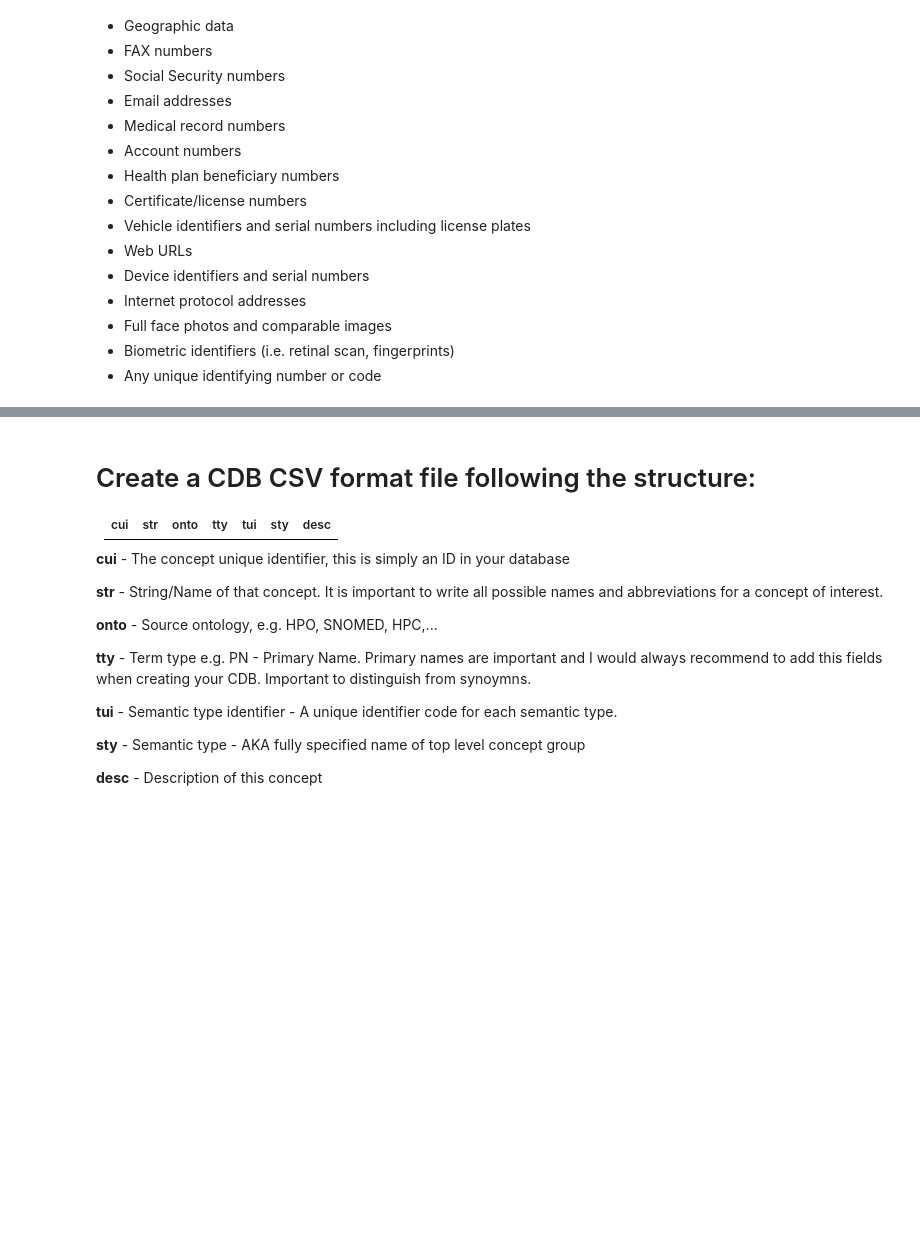
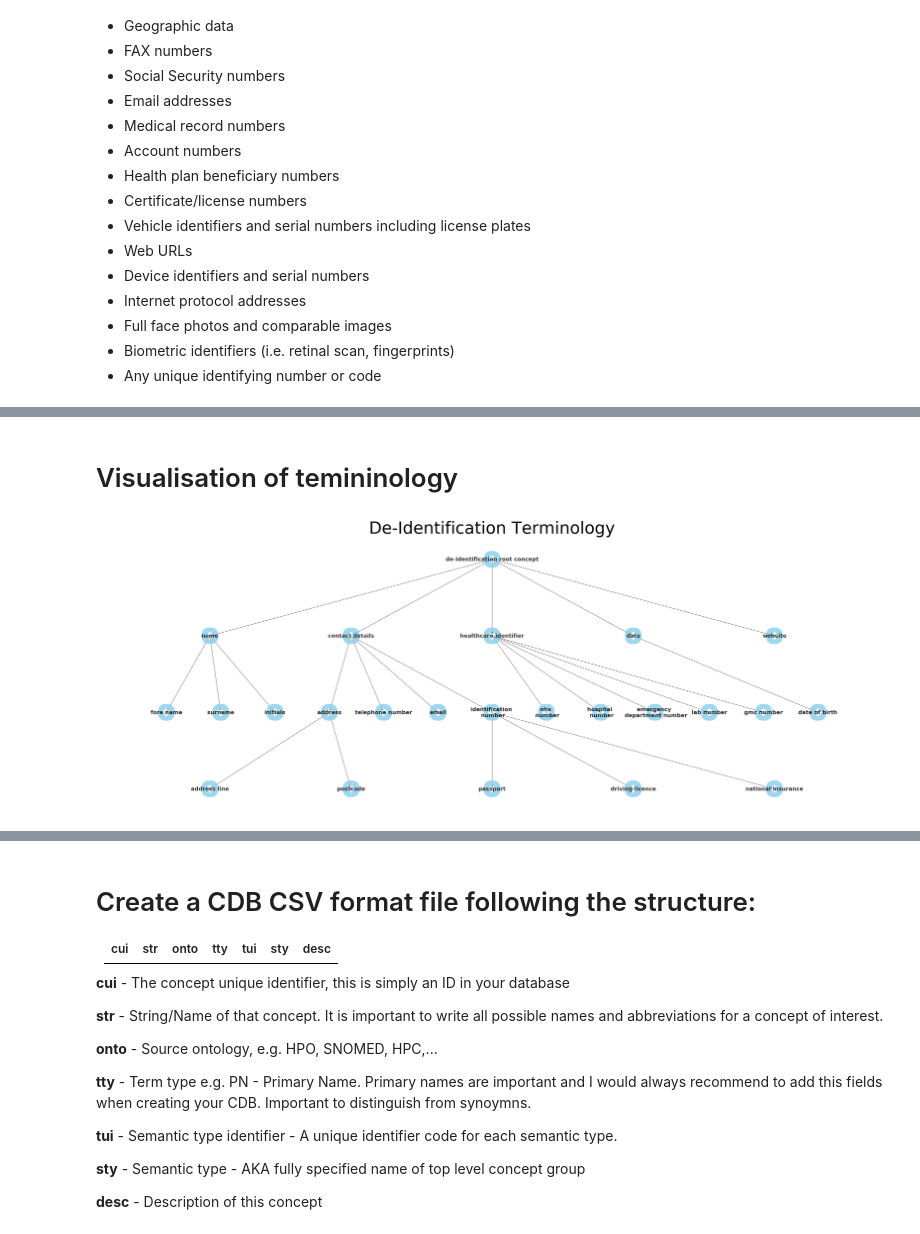
Before and after one commit to ewartj/MedCAT, a Jupyter notebook: Creating_a_de-identification_terminology/De-identification_terminology.ipynb, the cells around one changed output, grey strips where cells are left out. Drawn from its saved outputs; the diff is of its cells as text; code cells hidden in the pictures; blank space fills up the shorter version.

Commit message:
Update visualisation

```diff
--- a/Creating_a_de-identification_terminology/De-identification_terminology.ipynb
+++ b/Creating_a_de-identification_terminology/De-identification_terminology.ipynb
@@ -46,0 +119,14 @@ dict_keys(['de-identification_root_concept', 'name', 'contact_details', 'address
+# %% [markdown]
+# Visualisation of temininology
+# %%
+G = nx.DiGraph()
+# %%
+q = list(deid_fig.items())
+while q:
+    v, d = q.pop()
+    for nv, nd in d.items():
+        G.add_edge(v, nv)
+        if isinstance(nd, Mapping):
+            q.append((nv, nd))
+
+np.random.seed(42)
@@ -47 +173,11 @@ dict_keys(['de-identification_root_concept', 'name', 'contact_details', 'address
+# %%
+pos = hierarchy_pos(G, 'de-identification root concept')
+# %%
+plt.figure(3, figsize=(40,15))
+plt.title("De-Identification Terminology", fontsize=60)
+nx.draw(G, pos=pos, with_labels=True, node_size=100,font_size=20,font_weight="bold", node_color="skyblue", node_shape="s", alpha=0.8, linewidths=50)
+plt.tight_layout()
+plt.savefig("DeID_teminology.png")
+# %% [output]
+[figure, added]
 # %%
```
Also changed, not shown: parts of 14 cells of this notebook.
